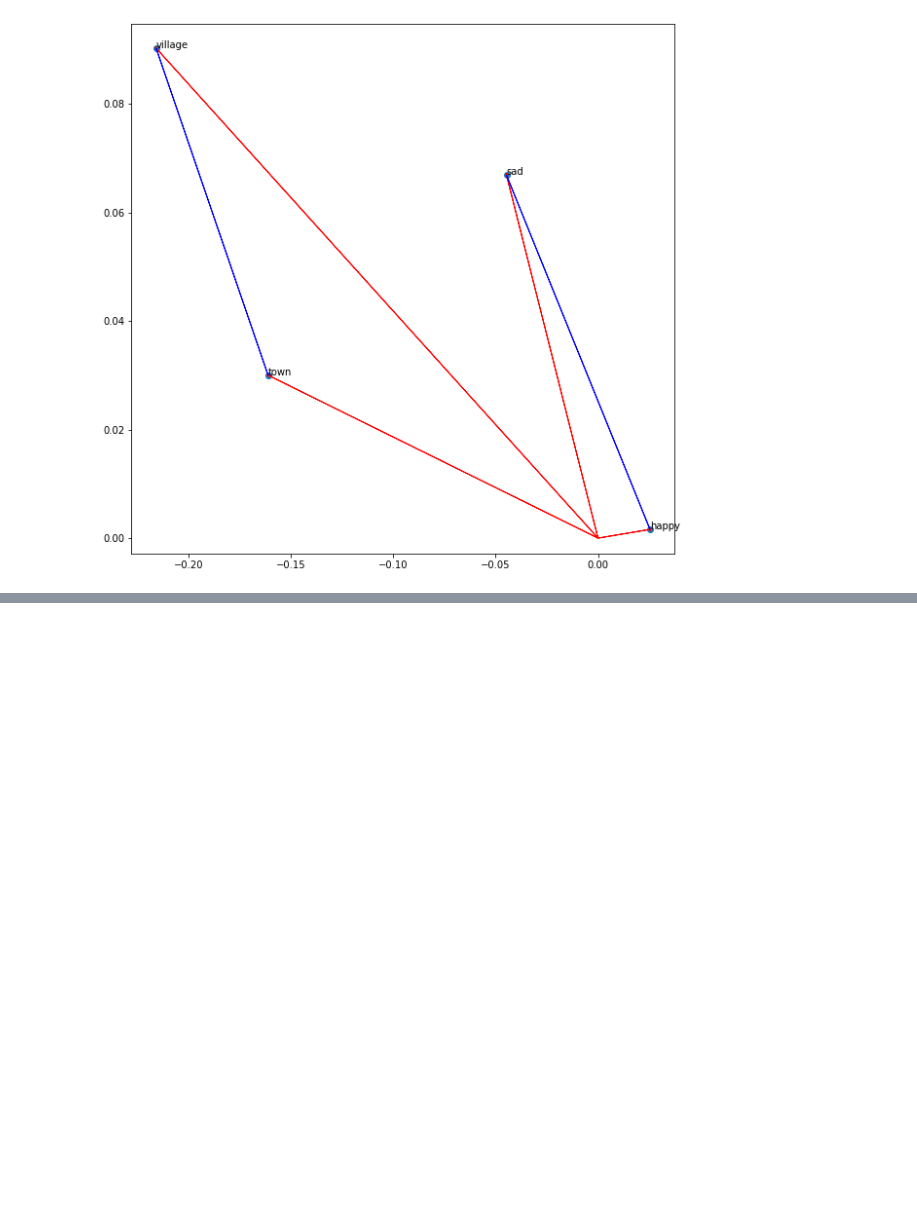
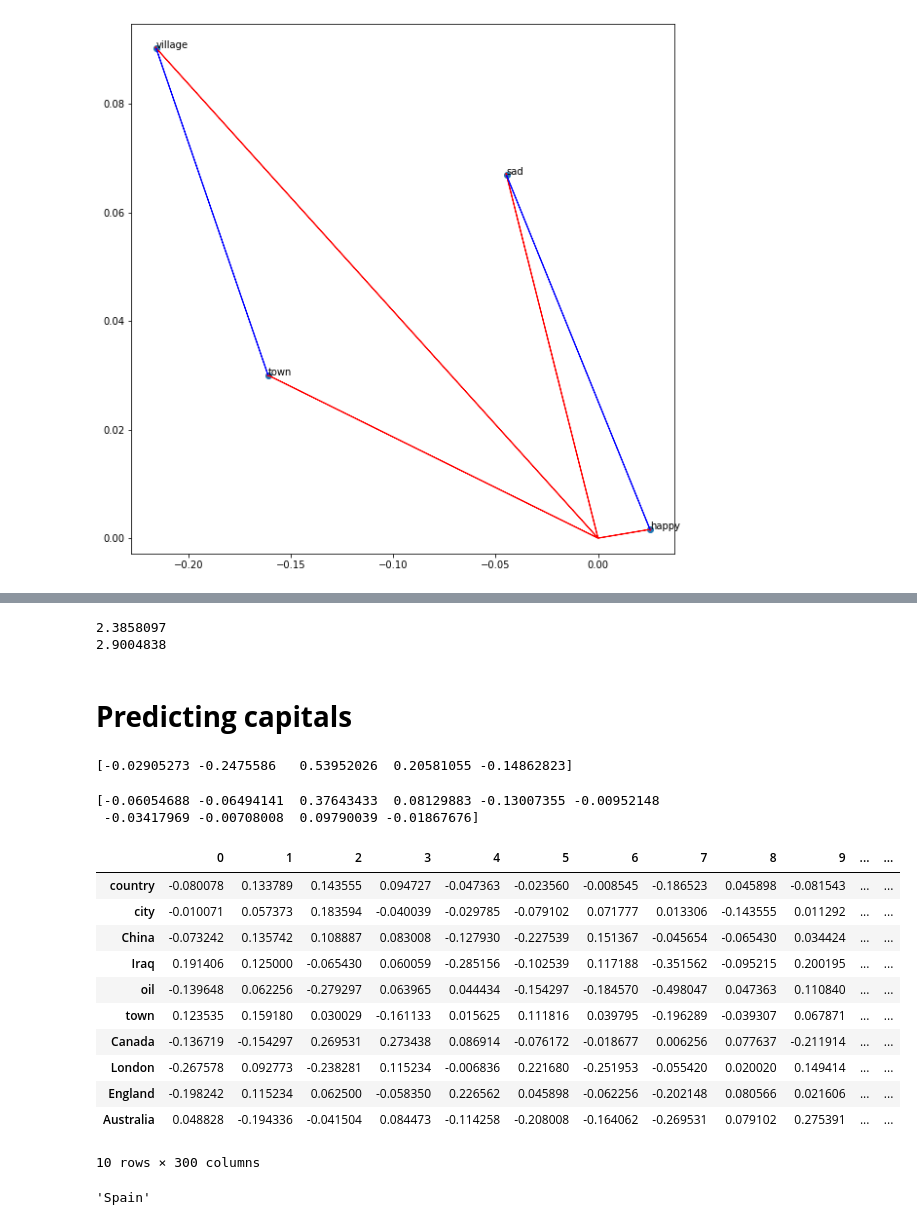
Before and after one commit to dr-mushtaq/Natural-language-processing, a Jupyter notebook: Manipulating_word_embeddings.ipynb, the cells around one changed output, grey strips where cells are left out. Saved outputs shown, nothing was run; the diff lists cells and outputs as text; code cells hidden in the pictures; blank space fills up the shorter version.

```diff
--- a/Manipulating_word_embeddings.ipynb
+++ b/Manipulating_word_embeddings.ipynb
@@ -109,0 +112,59 @@ plt.show()
+# %%
+print(np.linalg.norm(vec('town'))) # Print the norm of the word town
+print(np.linalg.norm(vec('sad'))) # Print the norm of the word sad
+# %% [output]
+2.3858097
+2.9004838
+# %% [markdown]
+# **Predicting capitals**
+# %%
+capital = vec('France') - vec('Paris')
+country = vec('Madrid') + capital
+print(country[0:5]) # Print the first 5 values of the vector
+# %% [output]
+[-0.02905273 -0.2475586   0.53952026  0.20581055 -0.14862823]
+# %%
+diff = country - vec('Spain')
+print(diff[0:10])
+# %% [output]
+[-0.06054688 -0.06494141  0.37643433  0.08129883 -0.13007355 -0.00952148
+ -0.03417969 -0.00708008  0.09790039 -0.01867676]
+# %%
+# Create a dataframe out of the dictionary embedding. This facilitate the algebraic operations
+keys = word_embeddings.keys()
+data = []
+for key in keys:
+    data.append(word_embeddings[key])
+
+embedding = pd.DataFrame(data=data, index=keys)
+# Define a function to find the closest word to a vector:
+def find_closest_word(v, k = 1):
+    # Calculate the vector difference from each word to the input vector
+    diff = embedding.values - v
+    # Get the norm of each difference vector.
+    # It means the squared euclidean distance from each word to the input vector
+    delta = np.sum(diff * diff, axis=1)
+    # Find the index of the minimun distance in the array
+    i = np.argmin(delta)
+    # Return the row name for this item
+    return embedding.iloc[i].name
+# %%
+# Print some rows of the embedding as a Dataframe
+embedding.head(10)
+# %% [output]
+|  | 0 | 1 | 2 | 3 | 4 | 5 | 6 | 7 | 8 | 9 | ... | ... |
+| country | -0.080078 | 0.133789 | 0.143555 | 0.094727 | -0.047363 | -0.023560 | -0.008545 | -0.186523 | 0.045898 | -0.081543 | ... | ... |
+| city | -0.010071 | 0.057373 | 0.183594 | -0.040039 | -0.029785 | -0.079102 | 0.071777 | 0.013306 | -0.143555 | 0.011292 | ... | ... |
+| China | -0.073242 | 0.135742 | 0.108887 | 0.083008 | -0.127930 | -0.227539 | 0.151367 | -0.045654 | -0.065430 | 0.034424 | ... | ... |
+| Iraq | 0.191406 | 0.125000 | -0.065430 | 0.060059 | -0.285156 | -0.102539 | 0.117188 | -0.351562 | -0.095215 | 0.200195 | ... | ... |
+| oil | -0.139648 | 0.062256 | -0.279297 | 0.063965 | 0.044434 | -0.154297 | -0.184570 | -0.498047 | 0.047363 | 0.110840 | ... | ... |
+| town | 0.123535 | 0.159180 | 0.030029 | -0.161133 | 0.015625 | 0.111816 | 0.039795 | -0.196289 | -0.039307 | 0.067871 | ... | ... |
+| Canada | -0.136719 | -0.154297 | 0.269531 | 0.273438 | 0.086914 | -0.076172 | -0.018677 | 0.006256 | 0.077637 | -0.211914 | ... | ... |
+| London | -0.267578 | 0.092773 | -0.238281 | 0.115234 | -0.006836 | 0.221680 | -0.251953 | -0.055420 | 0.020020 | 0.149414 | ... | ... |
+| England | -0.198242 | 0.115234 | 0.062500 | -0.058350 | 0.226562 | 0.045898 | -0.062256 | -0.202148 | 0.080566 | 0.021606 | ... | ... |
+| Australia | 0.048828 | -0.194336 | -0.041504 | 0.084473 | -0.114258 | -0.208008 | -0.164062 | -0.269531 | 0.079102 | 0.275391 | ... | ... |
+10 rows × 300 columns
+# %%
+find_closest_word(country)
+# %% [output]
+'Spain'
```
Also changed, not shown: parts of 8 cells of this notebook.
